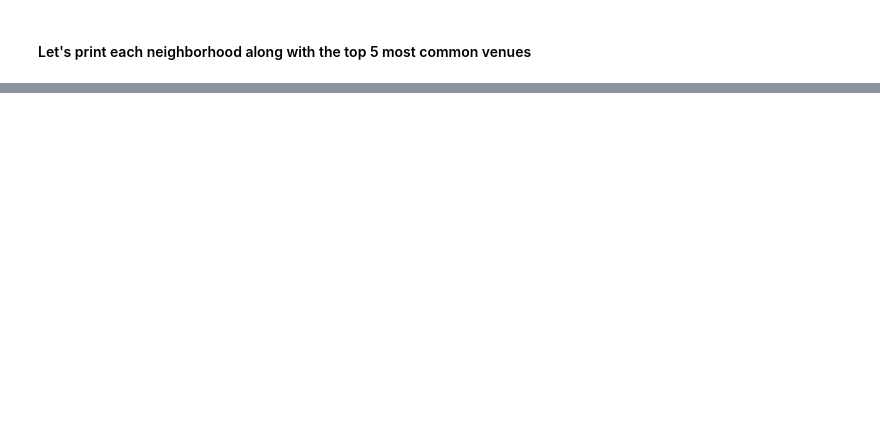
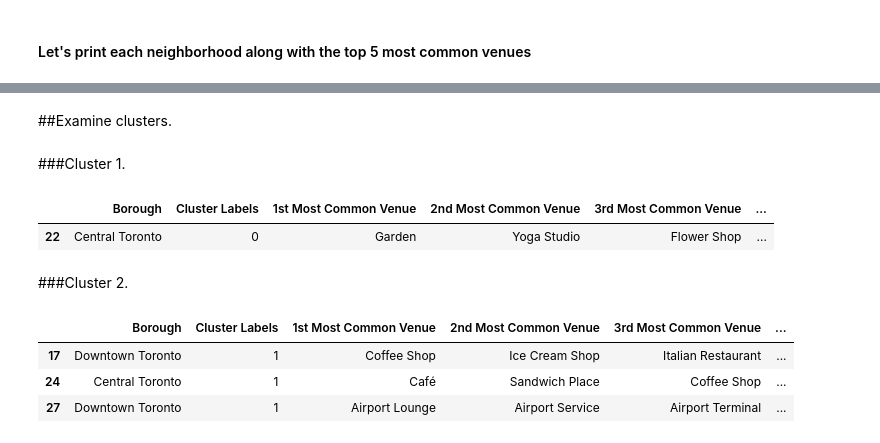
Before and after one commit to Dimitrah/Coursera_Capstone, a Jupyter notebook: week3-part3.ipynb, the cells around one changed output, grey strips where cells are left out. Saved outputs shown, nothing was run; the diff lists cells and outputs as text; code cells hidden in the pictures; blank space fills up the shorter version.

```diff
--- a/week3-part3.ipynb
+++ b/week3-part3.ipynb
@@ -437,0 +482,18 @@ array([0, 0, 0, 4, 0, 0, 0, 0, 4, 0])
+# %% [markdown]
+##Examine clusters.
+# %% [markdown]
+###Cluster 1.
+# %%
+toronto_merged.loc[toronto_merged['Cluster Labels'] == 0, toronto_merged.columns[[1] + list(range(5, toronto_merged.shape[1]))]]
+# %% [output]
+|  | Borough | Cluster Labels | 1st Most Common Venue | 2nd Most Common Venue | 3rd Most Common Venue | ... |
+| 22 | Central Toronto | 0 | Garden | Yoga Studio | Flower Shop | ... |
+# %% [markdown]
+###Cluster 2.
+# %%
+toronto_merged.loc[toronto_merged['Cluster Labels'] == 1, toronto_merged.columns[[1] + list(range(5, toronto_merged.shape[1]))]]
+# %% [output]
+|  | Borough | Cluster Labels | 1st Most Common Venue | 2nd Most Common Venue | 3rd Most Common Venue | ... |
+| 17 | Downtown Toronto | 1 | Coffee Shop | Ice Cream Shop | Italian Restaurant | ... |
+| 24 | Central Toronto | 1 | Café | Sandwich Place | Coffee Shop | ... |
+| 27 | Downtown Toronto | 1 | Airport Lounge | Airport Service | Airport Terminal | ... |
```
Also changed, not shown: parts of 20 cells of this notebook.
